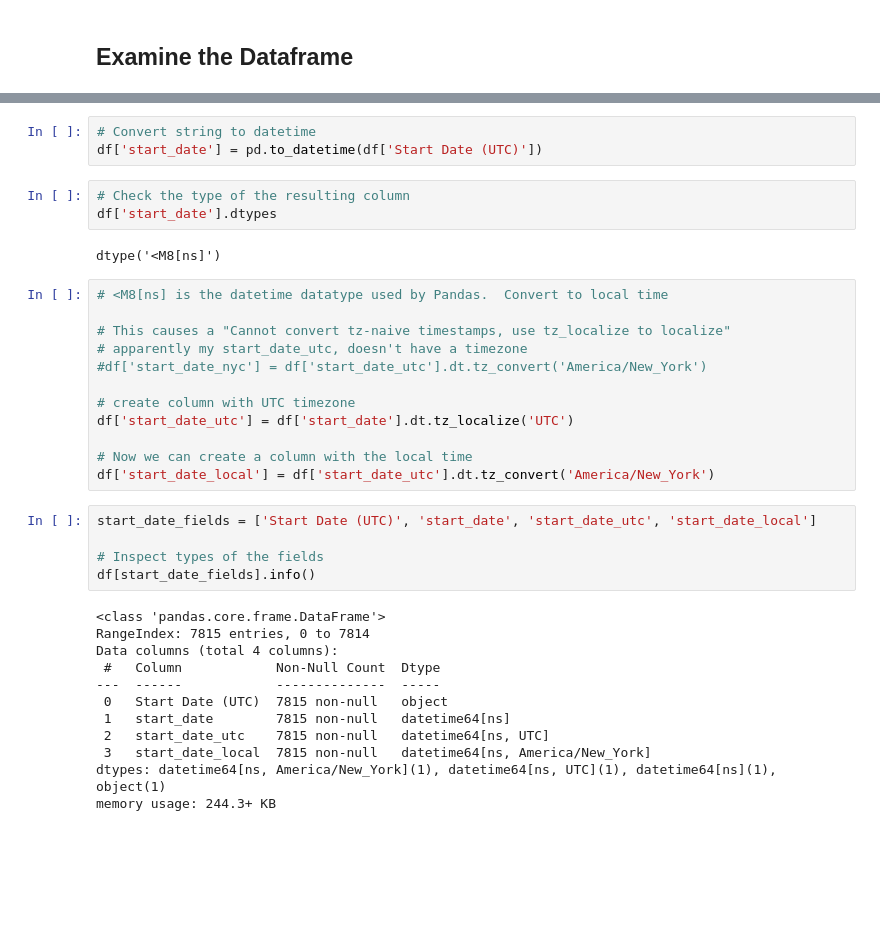
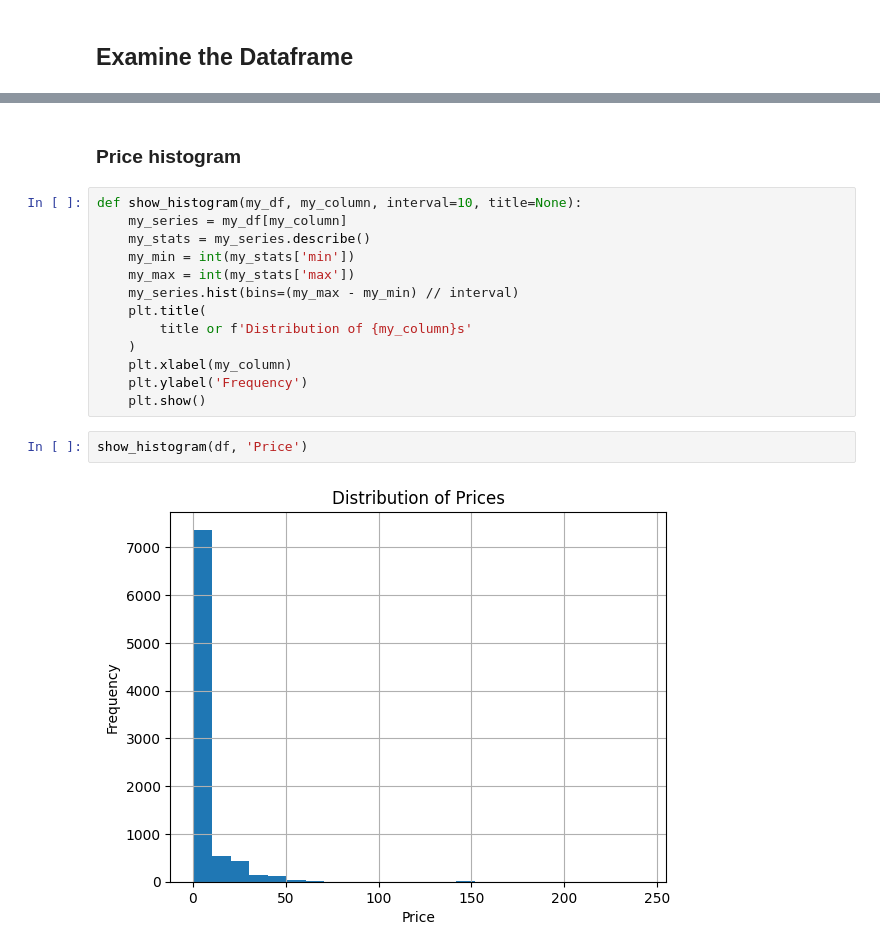
Before and after one commit to jocassid/Talk-PandasBasics, a Jupyter notebook: origins_schedule.ipynb, the cells around one changed output, grey strips where cells are left out. Saved outputs shown, nothing was run; the diff lists cells and outputs as text; blank space fills up the shorter version.

```diff
--- a/origins_schedule.ipynb
+++ b/origins_schedule.ipynb
@@ -247,37 +162,19 @@ Name: Start Date (UTC), Length: 7815, dtype: object
-# %%
-# Convert string to datetime
-df['start_date'] = pd.to_datetime(df['Start Date (UTC)'])
-# %%
-# Check the type of the resulting column
-df['start_date'].dtypes
-# %% [output]
-dtype('<M8[ns]')
-# %%
-# <M8[ns] is the datetime datatype used by Pandas.  Convert to local time
-
-# This causes a "Cannot convert tz-naive timestamps, use tz_localize to localize"
-# apparently my start_date_utc, doesn't have a timezone
-#df['start_date_nyc'] = df['start_date_utc'].dt.tz_convert('America/New_York')
-
-# create column with UTC timezone
-df['start_date_utc'] = df['start_date'].dt.tz_localize('UTC')
-
-# Now we can create a column with the local time
-df['start_date_local'] = df['start_date_utc'].dt.tz_convert('America/New_York')
-# %%
-start_date_fields = ['Start Date (UTC)', 'start_date', 'start_date_utc', 'start_date_local']
-
-# Inspect types of the fields
-df[start_date_fields].info()
-# %% [output]
-<class 'pandas.core.frame.DataFrame'>
-RangeIndex: 7815 entries, 0 to 7814
-Data columns (total 4 columns):
- #   Column            Non-Null Count  Dtype
----  ------            --------------  -----
- 0   Start Date (UTC)  7815 non-null   object
- 1   start_date        7815 non-null   datetime64[ns]
- 2   start_date_utc    7815 non-null   datetime64[ns, UTC]
- 3   start_date_local  7815 non-null   datetime64[ns, America/New_York]
-dtypes: datetime64[ns, America/New_York](1), datetime64[ns, UTC](1), datetime64[ns](1), object(1)
-memory usage: 244.3+ KB
+# %% [markdown]
+### Price histogram
+# %%
+def show_histogram(my_df, my_column, interval=10, title=None):
+    my_series = my_df[my_column]
+    my_stats = my_series.describe()
+    my_min = int(my_stats['min'])
+    my_max = int(my_stats['max'])
+    my_series.hist(bins=(my_max - my_min) // interval)
+    plt.title(
+        title or f'Distribution of {my_column}s'
+    )
+    plt.xlabel(my_column)
+    plt.ylabel('Frequency')
+    plt.show()
+# %%
+show_histogram(df, 'Price')
+# %% [output]
+[figure, added]
```
Also changed, not shown: parts of 59 cells of this notebook, 3 other files.
